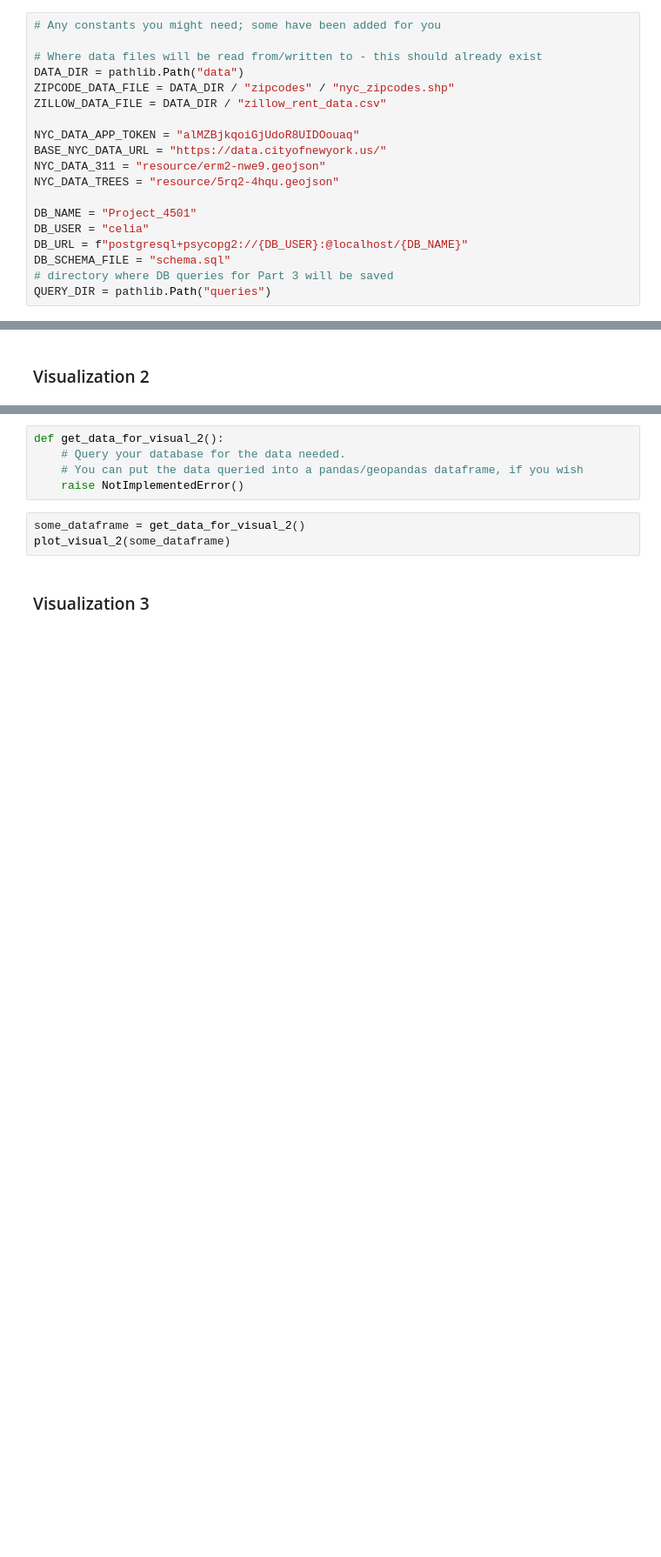
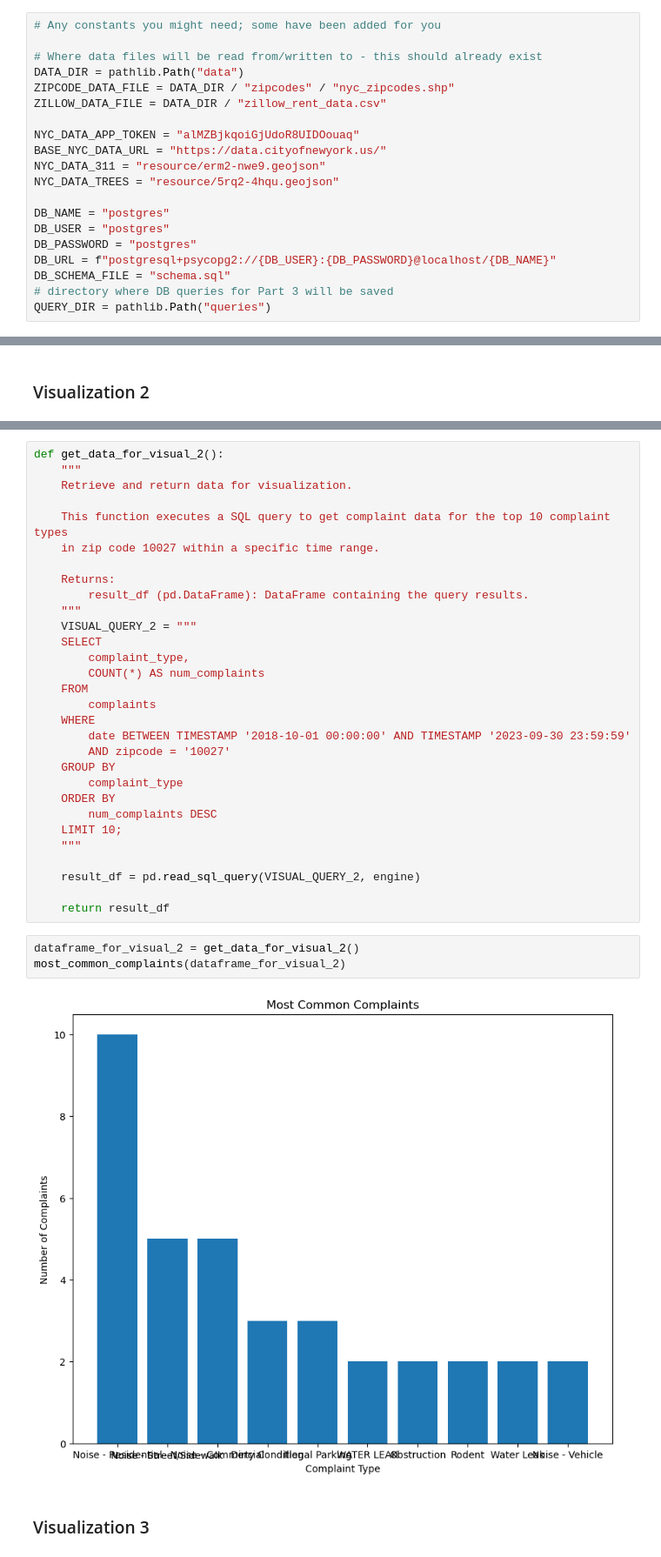
Before and after one commit to celiawaj/Final_Project_4501, a Jupyter notebook: Project Template.ipynb, the cells around one changed output, grey strips where cells are left out. Shown at 87% size. Drawn from its saved outputs; the diff is of its cells as text; blank space fills up the shorter version.

Commit message:
Visualization 2, 4, and 6.

```diff
--- a/Project Template.ipynb
+++ b/Project Template.ipynb
@@ -40,9 +40,10 @@ BASE_NYC_DATA_URL = "https://data.cityofnewyork.us/"
 NYC_DATA_311 = "resource/erm2-nwe9.geojson"
 NYC_DATA_TREES = "resource/5rq2-4hqu.geojson"
 
-DB_NAME = "Project_4501"
-DB_USER = "celia"
-DB_URL = f"postgresql+psycopg2://{DB_USER}:@localhost/{DB_NAME}"
+DB_NAME = "postgres"
+DB_USER = "postgres"
+DB_PASSWORD = "postgres"
+DB_URL = f"postgresql+psycopg2://{DB_USER}:{DB_PASSWORD}@localhost/{DB_NAME}"
 DB_SCHEMA_FILE = "schema.sql"
 # directory where DB queries for Part 3 will be saved
 QUERY_DIR = pathlib.Path("queries")
@@ -761,12 +761,39 @@ def plot_visual_2(dataframe):
     plt.show()
 # %%
 def get_data_for_visual_2():
-    # Query your database for the data needed.
-    # You can put the data queried into a pandas/geopandas dataframe, if you wish
-    raise NotImplementedError()
+    """
+    Retrieve and return data for visualization.
+
+    This function executes a SQL query to get complaint data for the top 10 complaint types
+    in zip code 10027 within a specific time range.
+
+    Returns:
+        result_df (pd.DataFrame): DataFrame containing the query results.
+    """
+    VISUAL_QUERY_2 = """
+    SELECT
+        complaint_type,
+        COUNT(*) AS num_complaints
+    FROM
+        complaints
+    WHERE
+        date BETWEEN TIMESTAMP '2018-10-01 00:00:00' AND TIMESTAMP '2023-09-30 23:59:59'
+        AND zipcode = '10027'
+    GROUP BY
+        complaint_type
+    ORDER BY
+        num_complaints DESC
+    LIMIT 10;
+    """
+
+    result_df = pd.read_sql_query(VISUAL_QUERY_2, engine)
+
+    return result_df
 # %%
-some_dataframe = get_data_for_visual_2()
-plot_visual_2(some_dataframe)
+dataframe_for_visual_2 = get_data_for_visual_2()
+most_common_complaints(dataframe_for_visual_2)
+# %% [output]
+[figure, added]
 # %% [markdown]
 ### Visualization 3
 # %%
```
Also changed, not shown: parts of 20 cells of this notebook, 1 other file.
